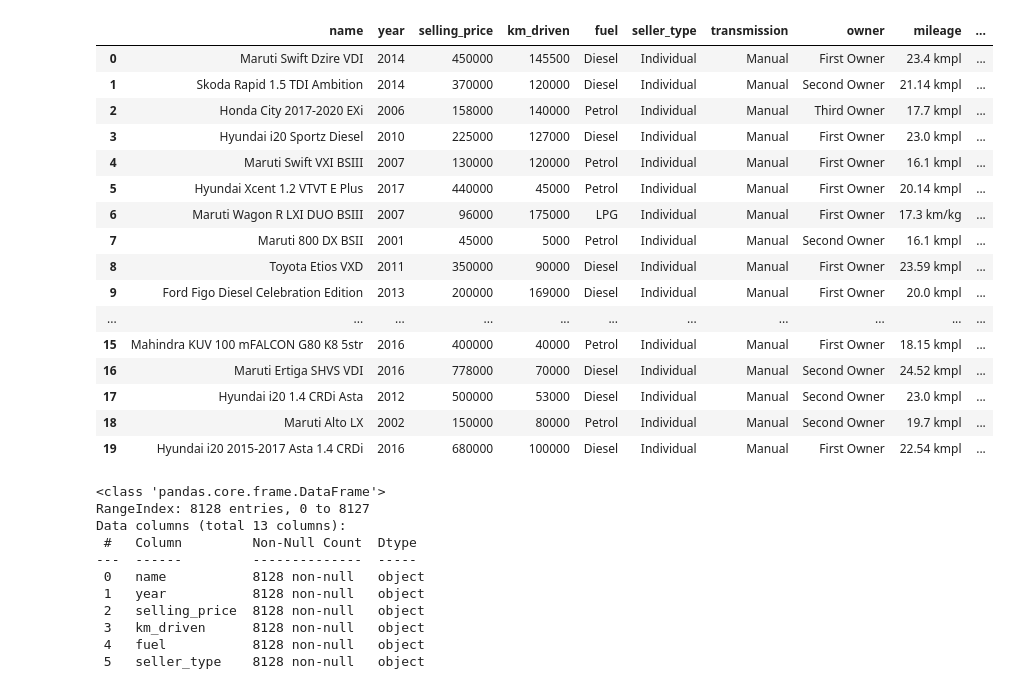
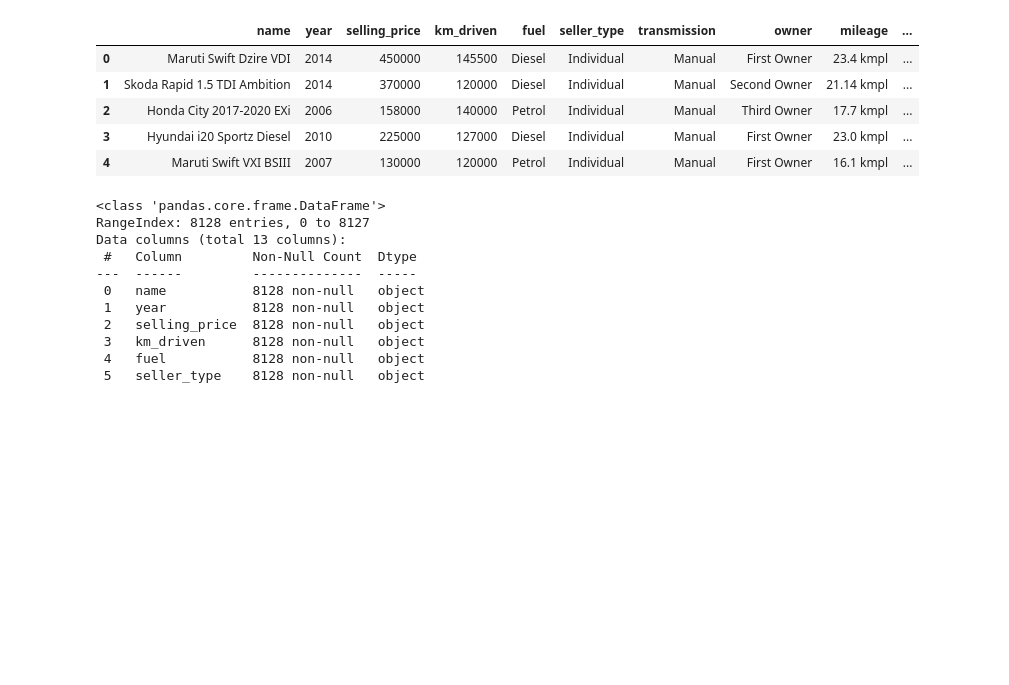
Before and after one commit to umais2005/Vehicle-Analysis, a Jupyter notebook: Vehicle EDA.ipynb, the cells around one changed output. Drawn from its saved outputs; the diff is of its cells as text; code cells hidden in the pictures; blank space fills up the shorter version.

```diff
--- a/Vehicle EDA.ipynb
+++ b/Vehicle EDA.ipynb
@@ -8,25 +8,14 @@ import re
 # %%
 data = pd.read_csv("Car details v3.csv", na_values=[''])
 # %%
-data.head(20)
+data.head()
 # %% [output]
 |  | name | year | selling_price | km_driven | fuel | seller_type | transmission | owner | mileage | ... |
 | 0 | Maruti Swift Dzire VDI | 2014 | 450000 | 145500 | Diesel | Individual | Manual | First Owner | 23.4 kmpl | ... |
 | 1 | Skoda Rapid 1.5 TDI Ambition | 2014 | 370000 | 120000 | Diesel | Individual | Manual | Second Owner | 21.14 kmpl | ... |
 | 2 | Honda City 2017-2020 EXi | 2006 | 158000 | 140000 | Petrol | Individual | Manual | Third Owner | 17.7 kmpl | ... |
 | 3 | Hyundai i20 Sportz Diesel | 2010 | 225000 | 127000 | Diesel | Individual | Manual | First Owner | 23.0 kmpl | ... |
 | 4 | Maruti Swift VXI BSIII | 2007 | 130000 | 120000 | Petrol | Individual | Manual | First Owner | 16.1 kmpl | ... |
-| 5 | Hyundai Xcent 1.2 VTVT E Plus | 2017 | 440000 | 45000 | Petrol | Individual | Manual | First Owner | 20.14 kmpl | ... |
-| 6 | Maruti Wagon R LXI DUO BSIII | 2007 | 96000 | 175000 | LPG | Individual | Manual | First Owner | 17.3 km/kg | ... |
-| 7 | Maruti 800 DX BSII | 2001 | 45000 | 5000 | Petrol | Individual | Manual | Second Owner | 16.1 kmpl | ... |
-| 8 | Toyota Etios VXD | 2011 | 350000 | 90000 | Diesel | Individual | Manual | First Owner | 23.59 kmpl | ... |
-| 9 | Ford Figo Diesel Celebration Edition | 2013 | 200000 | 169000 | Diesel | Individual | Manual | First Owner | 20.0 kmpl | ... |
-| ... | ... | ... | ... | ... | ... | ... | ... | ... | ... | ... |
-| 15 | Mahindra KUV 100 mFALCON G80 K8 5str | 2016 | 400000 | 40000 | Petrol | Individual | Manual | First Owner | 18.15 kmpl | ... |
-| 16 | Maruti Ertiga SHVS VDI | 2016 | 778000 | 70000 | Diesel | Individual | Manual | Second Owner | 24.52 kmpl | ... |
-| 17 | Hyundai i20 1.4 CRDi Asta | 2012 | 500000 | 53000 | Diesel | Individual | Manual | Second Owner | 23.0 kmpl | ... |
-| 18 | Maruti Alto LX | 2002 | 150000 | 80000 | Petrol | Individual | Manual | Second Owner | 19.7 kmpl | ... |
-| 19 | Hyundai i20 2015-2017 Asta 1.4 CRDi | 2016 | 680000 | 100000 | Diesel | Individual | Manual | First Owner | 22.54 kmpl | ... |
 # %%
 data = data.astype("str")
 # %%
```
Also changed, not shown: parts of 2 cells of this notebook.
